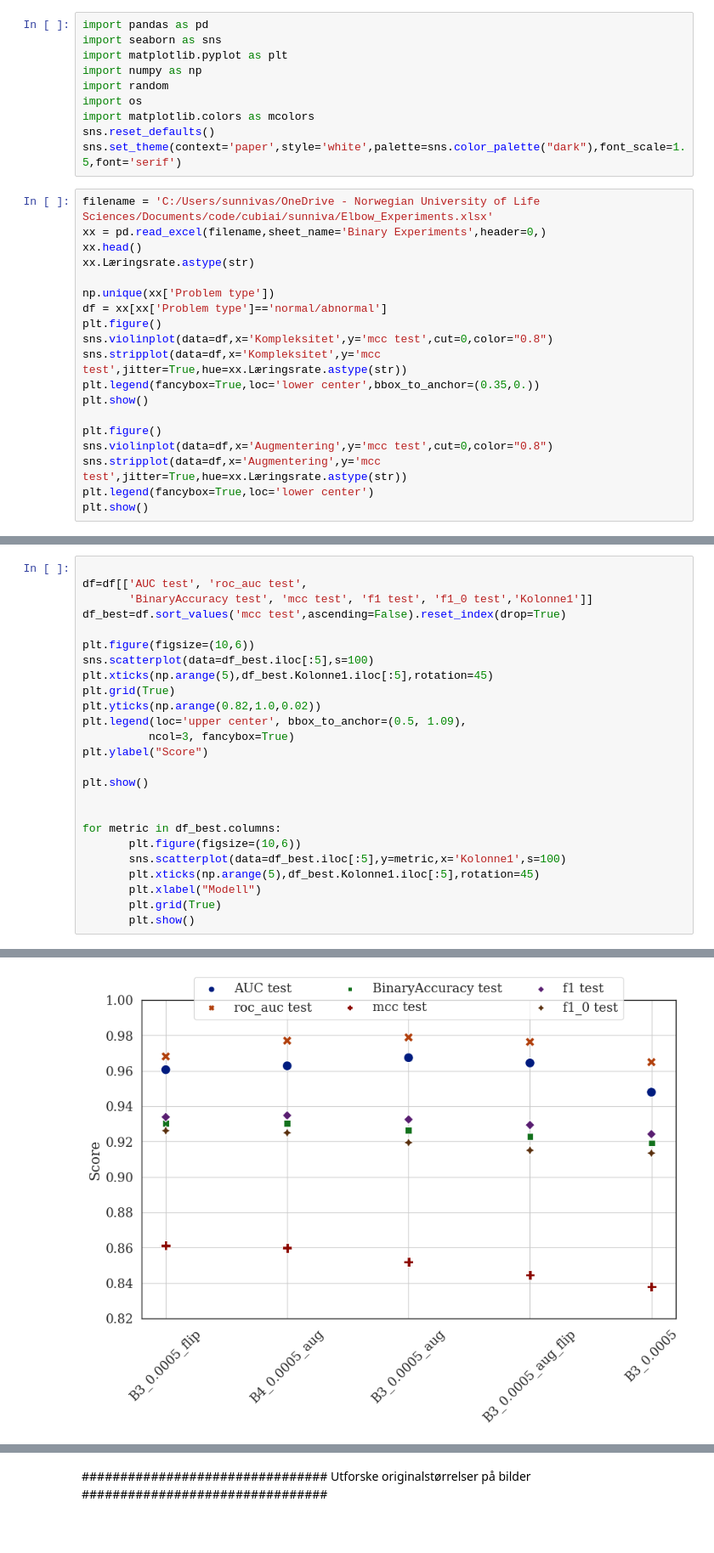
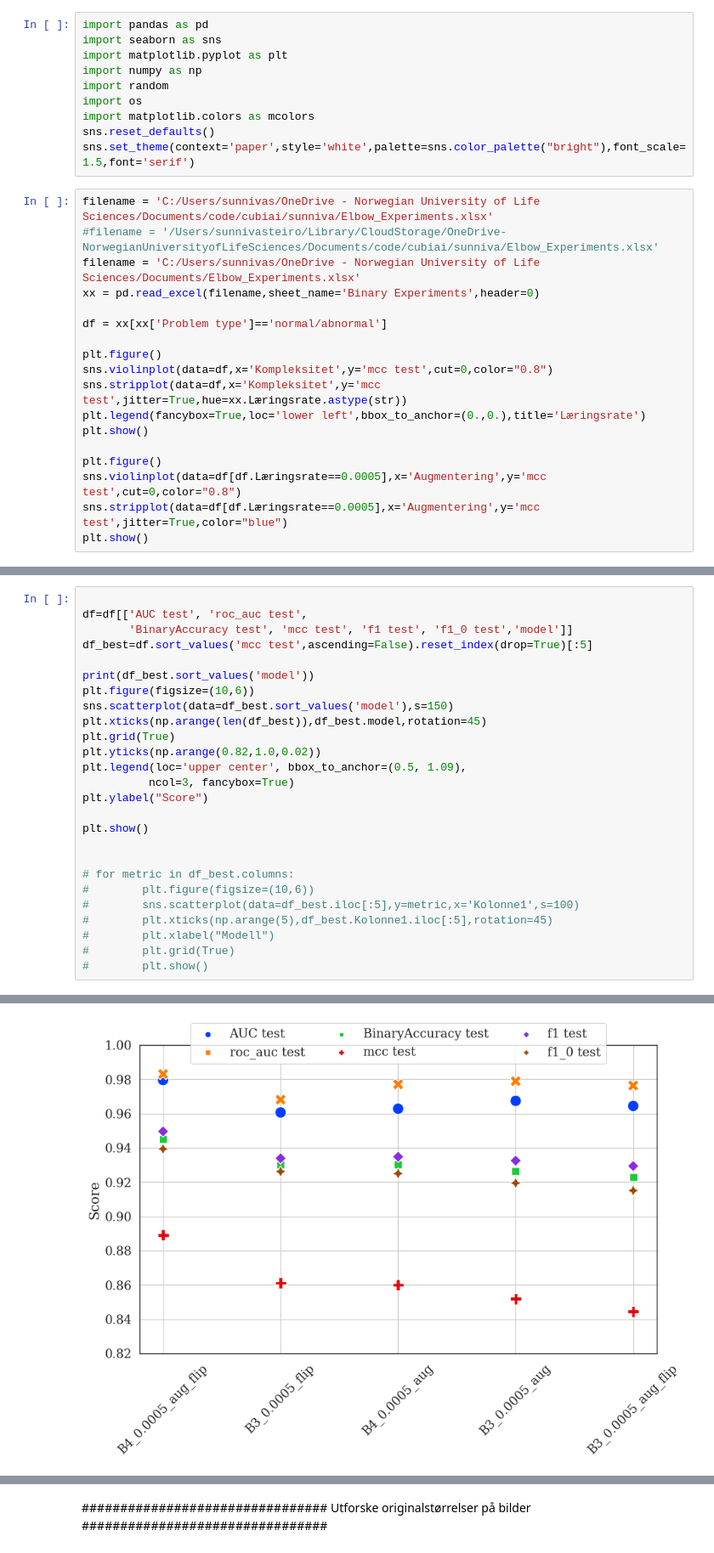
Before and after one commit to huynhngoc/cubiai, a Jupyter notebook: sunniva/master.ipynb, the cells around one changed output, grey strips where cells are left out. Shown at 85% size. Drawn from its saved outputs; the diff is of its cells as text; blank space fills up the shorter version.

```diff
--- a/sunniva/master.ipynb
+++ b/sunniva/master.ipynb
@@ -7,24 +7,23 @@ import random
 import os
 import matplotlib.colors as mcolors
 sns.reset_defaults()
-sns.set_theme(context='paper',style='white',palette=sns.color_palette("dark"),font_scale=1.5,font='serif')
+sns.set_theme(context='paper',style='white',palette=sns.color_palette("bright"),font_scale=1.5,font='serif')
 # %%
 filename = 'C:/Users/sunnivas/OneDrive - Norwegian University of Life Sciences/Documents/code/cubiai/sunniva/Elbow_Experiments.xlsx'
-xx = pd.read_excel(filename,sheet_name='Binary Experiments',header=0,)
-xx.head()
-xx.Læringsrate.astype(str)
+#filename = '/Users/sunnivasteiro/Library/CloudStorage/OneDrive-NorwegianUniversityofLifeSciences/Documents/code/cubiai/sunniva/Elbow_Experiments.xlsx'
+filename = 'C:/Users/sunnivas/OneDrive - Norwegian University of Life Sciences/Documents/Elbow_Experiments.xlsx'
+xx = pd.read_excel(filename,sheet_name='Binary Experiments',header=0)
 
-np.unique(xx['Problem type'])
 df = xx[xx['Problem type']=='normal/abnormal']
+
 plt.figure()
 sns.violinplot(data=df,x='Kompleksitet',y='mcc test',cut=0,color="0.8")
 sns.stripplot(data=df,x='Kompleksitet',y='mcc test',jitter=True,hue=xx.Læringsrate.astype(str))
-plt.legend(fancybox=True,loc='lower center',bbox_to_anchor=(0.35,0.))
+plt.legend(fancybox=True,loc='lower left',bbox_to_anchor=(0.,0.),title='Læringsrate')
 plt.show()
 
 plt.figure()
-sns.violinplot(data=df,x='Augmentering',y='mcc test',cut=0,color="0.8")
-sns.stripplot(data=df,x='Augmentering',y='mcc test',jitter=True,hue=xx.Læringsrate.astype(str))
-plt.legend(fancybox=True,loc='lower center')
+sns.violinplot(data=df[df.Læringsrate==0.0005],x='Augmentering',y='mcc test',cut=0,color="0.8")
+sns.stripplot(data=df[df.Læringsrate==0.0005],x='Augmentering',y='mcc test',jitter=True,color="blue")
 plt.show()
 # %% [output]
@@ -33,12 +32,13 @@ plt.show()
 # %%
 
 df=df[['AUC test', 'roc_auc test',
-       'BinaryAccuracy test', 'mcc test', 'f1 test', 'f1_0 test','Kolonne1']]
-df_best=df.sort_values('mcc test',ascending=False).reset_index(drop=True)
+       'BinaryAccuracy test', 'mcc test', 'f1 test', 'f1_0 test','model']]
+df_best=df.sort_values('mcc test',ascending=False).reset_index(drop=True)[:5]
 
+print(df_best.sort_values('model'))
 plt.figure(figsize=(10,6))
-sns.scatterplot(data=df_best.iloc[:5],s=100)
-plt.xticks(np.arange(5),df_best.Kolonne1.iloc[:5],rotation=45)
+sns.scatterplot(data=df_best.sort_values('model'),s=150)
+plt.xticks(np.arange(len(df_best)),df_best.model,rotation=45)
 plt.grid(True)
 plt.yticks(np.arange(0.82,1.0,0.02))
 plt.legend(loc='upper center', bbox_to_anchor=(0.5, 1.09),
@@ -48,11 +48,11 @@ plt.ylabel("Score")
 plt.show()
 
 
-for metric in df_best.columns:
-       plt.figure(figsize=(10,6))
-       sns.scatterplot(data=df_best.iloc[:5],y=metric,x='Kolonne1',s=100)
-       plt.xticks(np.arange(5),df_best.Kolonne1.iloc[:5],rotation=45)
-       plt.xlabel("Modell")
-       plt.grid(True)
-       plt.show()
+# for metric in df_best.columns:
+#        plt.figure(figsize=(10,6))
+#        sns.scatterplot(data=df_best.iloc[:5],y=metric,x='Kolonne1',s=100)
+#        plt.xticks(np.arange(5),df_best.Kolonne1.iloc[:5],rotation=45)
+#        plt.xlabel("Modell")
+#        plt.grid(True)
+#        plt.show()
 # %% [output]
@@ -59 +72 @@ for metric in df_best.columns:
-[figure, old version]
+[figure, new version]
```
Also changed, not shown: parts of 8 cells of this notebook, 6 other files.
